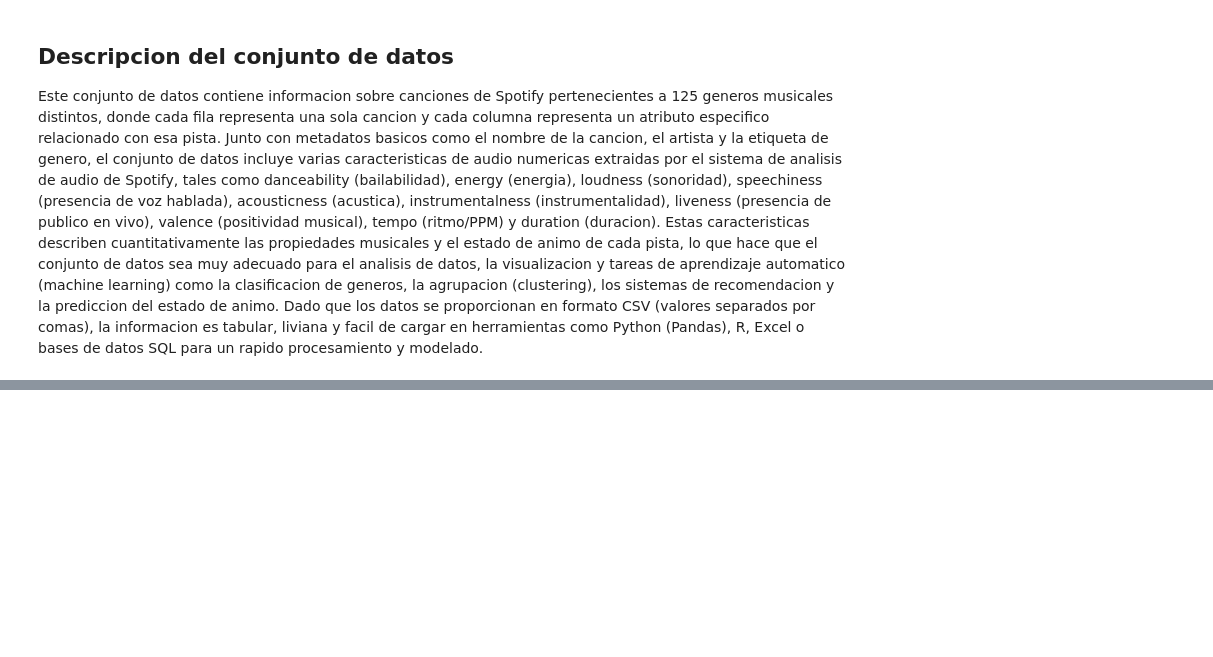
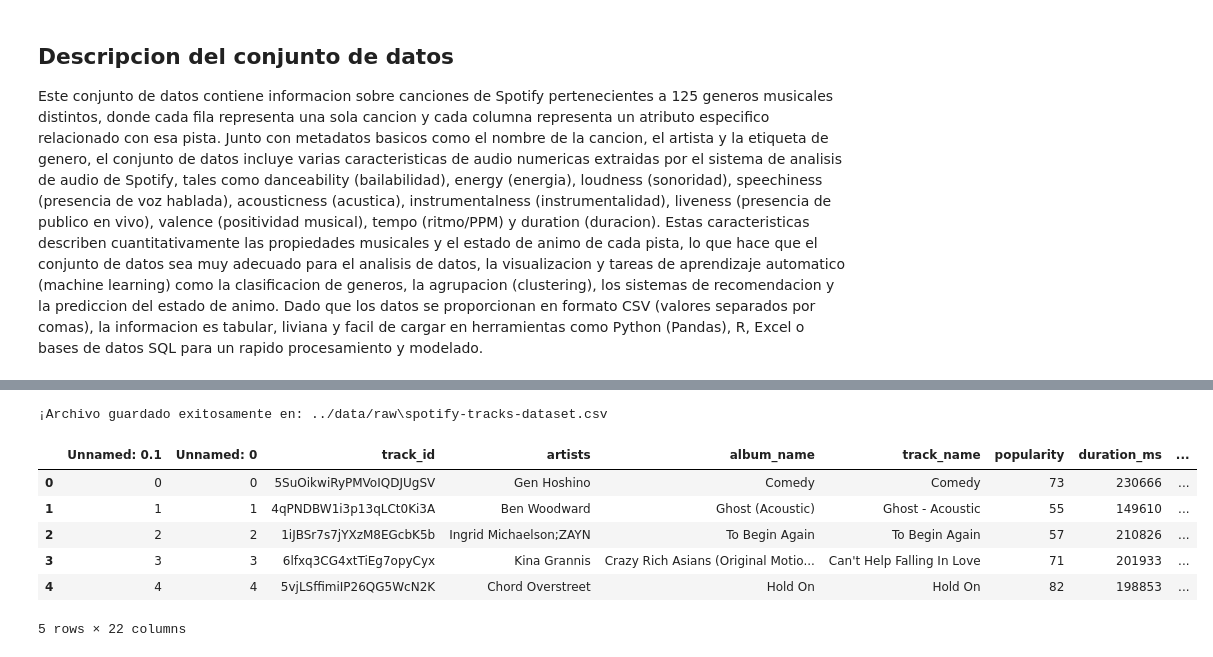
Before and after one commit to veronicasuarezvidal-eng/Proyectofinal_aprendizaje_automatico_Spotify, a Jupyter notebook: src/explore.ipynb, the cells around one changed output, grey strips where cells are left out. Saved outputs shown, nothing was run; the diff lists cells and outputs as text; code cells hidden in the pictures; blank space fills up the shorter version.

```diff
--- a/src/explore.ipynb
+++ b/src/explore.ipynb
@@ -41,0 +68,33 @@ Valor alto = Alegre/positivo, Valor bajo = Triste/negativo)
+# %%
+import os
+import kagglehub
+import pandas as pd
+
+# 1. Descargar el dataset desde Kaggle
+folder_path = kagglehub.dataset_download("yashdev01/spotify-tracks-dataset")
+
+# 2. Buscar el archivo CSV
+csv_name = [f for f in os.listdir(folder_path) if f.endswith(".csv")][0]
+file_path = os.path.join(folder_path, csv_name)
+
+# 3. Leer el DataFrame
+df = pd.read_csv(file_path)
+
+# 4. Creo el directorio si no existe y guardar la copia
+output_dir = "../data/raw"
+os.makedirs(output_dir, exist_ok=True)  # <-- Se crea la carpeta automáticamente
+
+output_file = os.path.join(output_dir, "spotify-tracks-dataset.csv")
+df.to_csv(output_file, index=False)
+
+print("¡Archivo guardado exitosamente en:", output_file)
+df.head()
+# %% [output]
+¡Archivo guardado exitosamente en: ../data/raw\spotify-tracks-dataset.csv
+|  | Unnamed: 0.1 | Unnamed: 0 | track_id | artists | album_name | track_name | popularity | duration_ms | ... |
+| 0 | 0 | 0 | 5SuOikwiRyPMVoIQDJUgSV | Gen Hoshino | Comedy | Comedy | 73 | 230666 | ... |
+| 1 | 1 | 1 | 4qPNDBW1i3p13qLCt0Ki3A | Ben Woodward | Ghost (Acoustic) | Ghost - Acoustic | 55 | 149610 | ... |
+| 2 | 2 | 2 | 1iJBSr7s7jYXzM8EGcbK5b | Ingrid Michaelson;ZAYN | To Begin Again | To Begin Again | 57 | 210826 | ... |
+| 3 | 3 | 3 | 6lfxq3CG4xtTiEg7opyCyx | Kina Grannis | Crazy Rich Asians (Original Motio... | Can't Help Falling In Love | 71 | 201933 | ... |
+| 4 | 4 | 4 | 5vjLSffimiIP26QG5WcN2K | Chord Overstreet | Hold On | Hold On | 82 | 198853 | ... |
+5 rows × 22 columns
```
Also changed, not shown: parts of 18 cells of this notebook.
